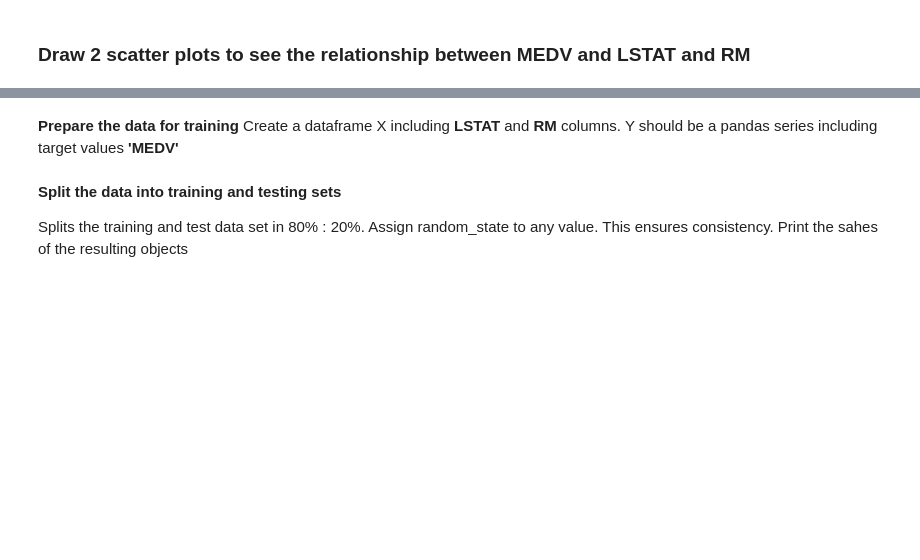
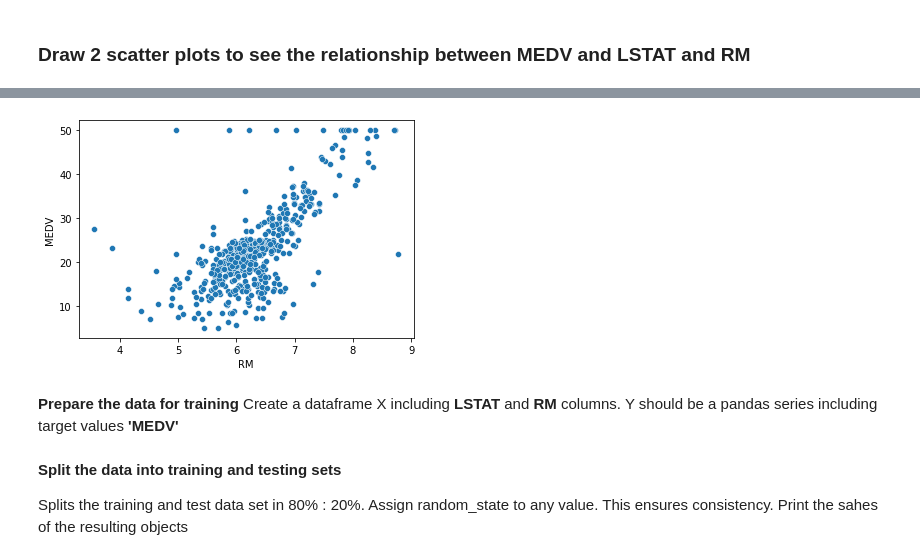
Before and after one commit to MNievas12/2304_dsft_thebridge, a Jupyter notebook: 3-Machine_Learning/1-Supervisado/1-Regression/2-Polynomial_Regression/ejercicios/3 Polynomial_Regression.ipynb, the cells around one changed output, grey strips where cells are left out. Saved outputs shown, nothing was run; the diff lists cells and outputs as text; code cells hidden in the pictures; blank space fills up the shorter version.

```diff
--- a/3-Machine_Learning/1-Supervisado/1-Regression/2-Polynomial_Regression/ejercicios/3 Polynomial_Regression.ipynb
+++ b/3-Machine_Learning/1-Supervisado/1-Regression/2-Polynomial_Regression/ejercicios/3 Polynomial_Regression.ipynb
@@ -63,3 +139,7 @@ Analyze the correlation matrix. Plot a heatmap
+# %%
+sns.scatterplot(x=df['RM'], y=df['MEDV']);
+# %% [output]
+[figure, added]
 # %% [markdown]
 **Prepare the data for training**
 Create a dataframe X including **LSTAT** and **RM** columns.
```
Also changed, not shown: parts of 25 cells of this notebook, 1 other file.
